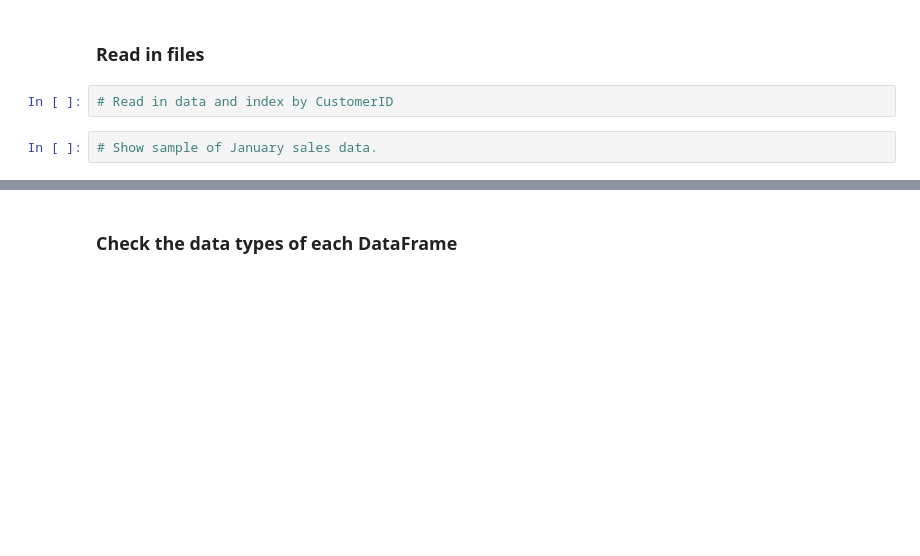
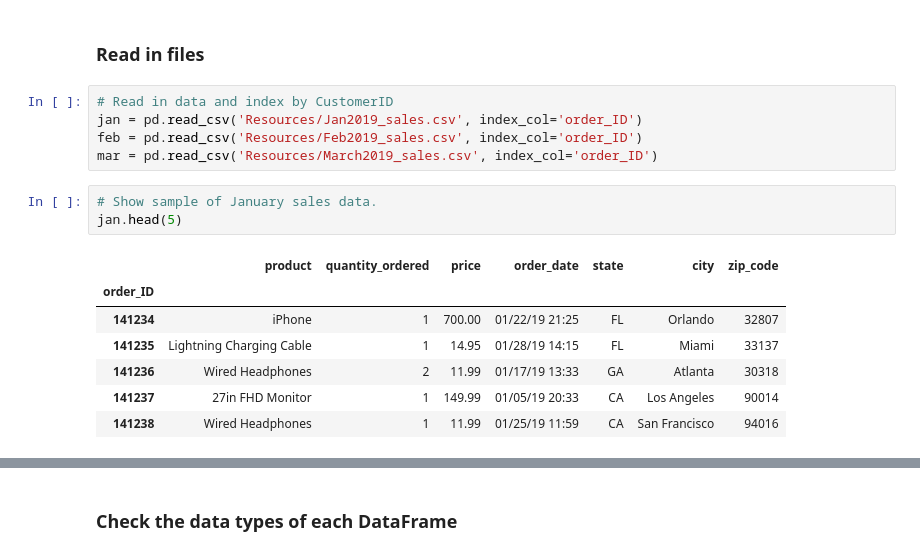
Before and after one commit to kidushaftom/athletic-sales-analysis, a Jupyter notebook: sales_data_starter_code.ipynb, the cells around one changed output, grey strips where cells are left out. Saved outputs shown, nothing was run; the diff lists cells and outputs as text; blank space fills up the shorter version.

```diff
--- a/sales_data_starter_code.ipynb
+++ b/sales_data_starter_code.ipynb
@@ -3,9 +3,21 @@
 import pandas as pd
 # %% [markdown]
 ### Read in files
-# %%
-# Read in data and index by CustomerID
+# %%
+# Read in data and index by CustomerID
+jan = pd.read_csv('Resources/Jan2019_sales.csv', index_col='order_ID')
+feb = pd.read_csv('Resources/Feb2019_sales.csv', index_col='order_ID')
+mar = pd.read_csv('Resources/March2019_sales.csv', index_col='order_ID')
 # %%
 # Show sample of January sales data.
+jan.head(5)
+# %% [output]
+|  | product | quantity_ordered | price | order_date | state | city | zip_code |
+| order_ID |  |  |  |  |  |  |  |
+| 141234 | iPhone | 1 | 700.00 | 01/22/19 21:25 | FL | Orlando | 32807 |
+| 141235 | Lightning Charging Cable | 1 | 14.95 | 01/28/19 14:15 | FL | Miami | 33137 |
+| 141236 | Wired Headphones | 2 | 11.99 | 01/17/19 13:33 | GA | Atlanta | 30318 |
+| 141237 | 27in FHD Monitor | 1 | 149.99 | 01/05/19 20:33 | CA | Los Angeles | 90014 |
+| 141238 | Wired Headphones | 1 | 11.99 | 01/25/19 11:59 | CA | San Francisco | 94016 |
 # %%
 # Show sample of February sales data.
```
Also changed, not shown: parts of 22 cells of this notebook.
